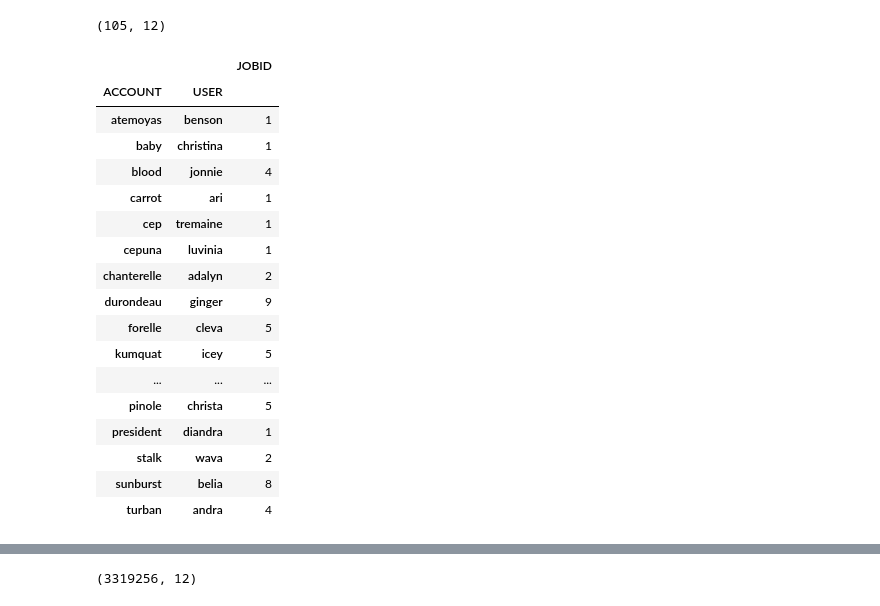
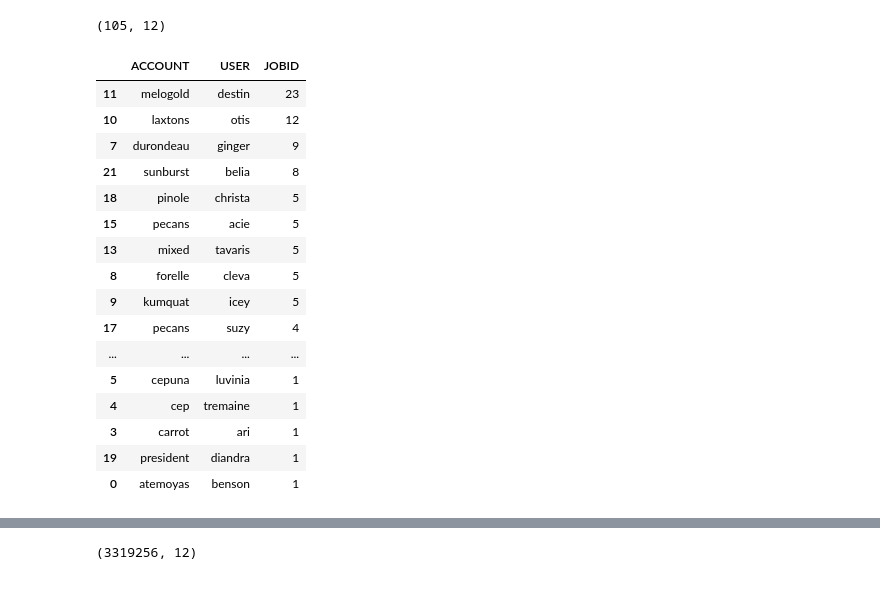
Before and after one commit to Barrett-Rogers/dq2-accre-porcupines, a Jupyter notebook: drexhepi_dancing_dq2.ipynb, the cells around one changed output, grey strips where cells are left out. Saved outputs shown, nothing was run; the diff lists cells and outputs as text; code cells hidden in the pictures.

```diff
--- a/drexhepi_dancing_dq2.ipynb
+++ b/drexhepi_dancing_dq2.ipynb
@@ -451,23 +462,4 @@ error_code.shape
 (105, 12)
 # %%
 #shows the accounts and user of each account and how many jobs they committed that failed.
-error_code.groupby(['ACCOUNT','USER'])[['JOBID']].count()
+error_val=error_code.groupby(['ACCOUNT','USER'],as_index=False)[['JOBID']].count().sort_values('JOBID',ascending=False)
-# %% [output]
-|  |  | JOBID |
-| ACCOUNT | USER |  |
-| atemoyas | benson | 1 |
-| baby | christina | 1 |
-| blood | jonnie | 4 |
-| carrot | ari | 1 |
-| cep | tremaine | 1 |
-| cepuna | luvinia | 1 |
-| chanterelle | adalyn | 2 |
-| durondeau | ginger | 9 |
-| forelle | cleva | 5 |
-| kumquat | icey | 5 |
-| ... | ... | ... |
-| pinole | christa | 5 |
-| president | diandra | 1 |
-| stalk | wava | 2 |
-| sunburst | belia | 8 |
-| turban | andra | 4 |
@@ -496,0 +466,20 @@ error_code.groupby(['ACCOUNT','USER'])[['JOBID']].count()
+# %%
+error_val
+# %% [output]
+|  | ACCOUNT | USER | JOBID |
+| 11 | melogold | destin | 23 |
+| 10 | laxtons | otis | 12 |
+| 7 | durondeau | ginger | 9 |
+| 21 | sunburst | belia | 8 |
+| 18 | pinole | christa | 5 |
+| 15 | pecans | acie | 5 |
+| 13 | mixed | tavaris | 5 |
+| 8 | forelle | cleva | 5 |
+| 9 | kumquat | icey | 5 |
+| 17 | pecans | suzy | 4 |
+| ... | ... | ... | ... |
+| 5 | cepuna | luvinia | 1 |
+| 4 | cep | tremaine | 1 |
+| 3 | carrot | ari | 1 |
+| 19 | president | diandra | 1 |
+| 0 | atemoyas | benson | 1 |
```
Also changed, not shown: parts of 48 cells of this notebook.
